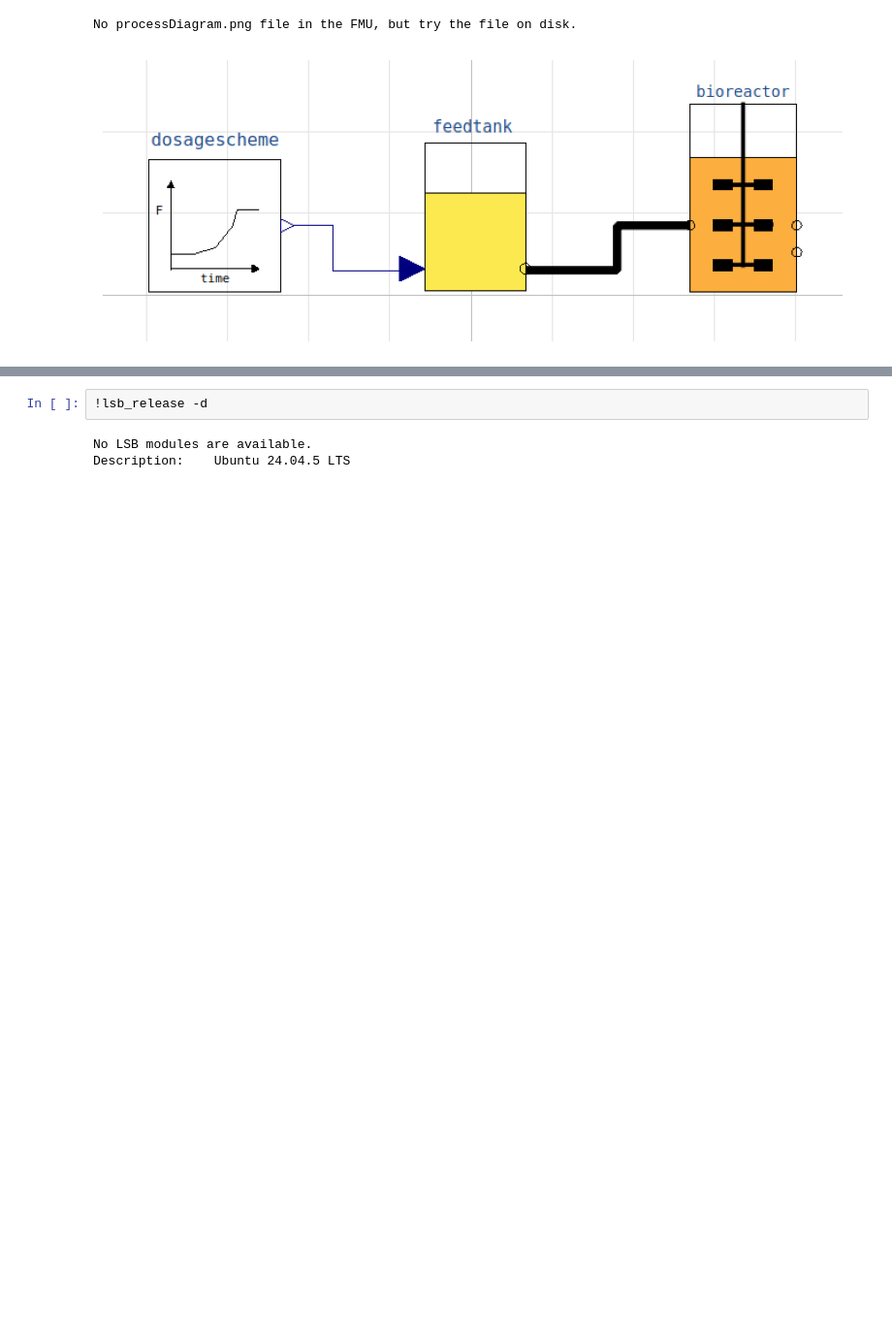
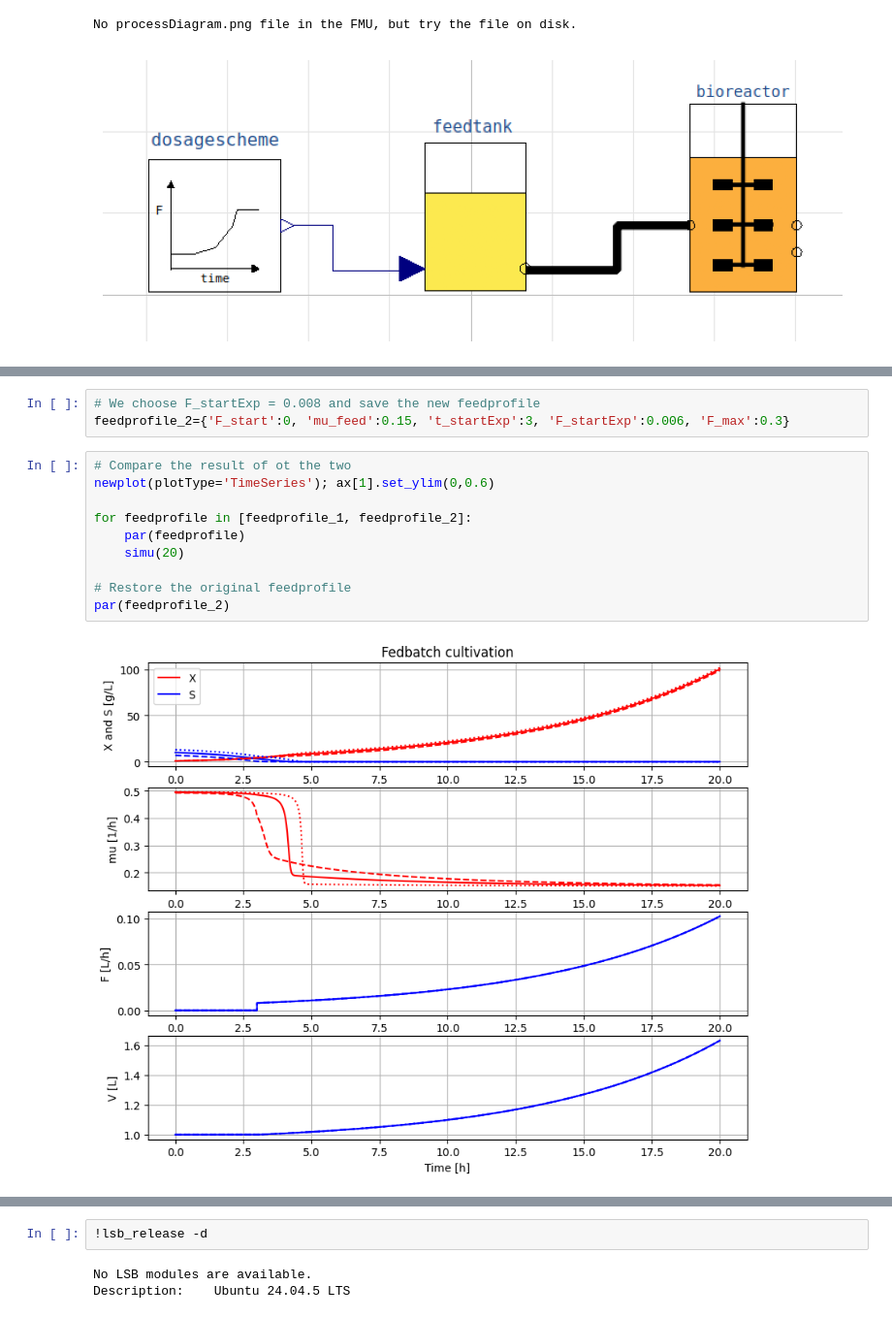
Before and after one commit to janpeter19/BPL_TEST2_Fedbatch, a Jupyter notebook: BPL_TEST2_Fedbatch_oms_colab.ipynb, the cells around one changed output, grey strips where cells are left out. Shown at 97% size. Drawn from its saved outputs; the diff is of its cells as text; blank space fills up the shorter version.

```diff
--- a/BPL_TEST2_Fedbatch_oms_colab.ipynb
+++ b/BPL_TEST2_Fedbatch_oms_colab.ipynb
@@ -163,3 +172,18 @@ init(VS_start=10)
+# %%
+# We choose F_startExp = 0.008 and save the new feedprofile
+feedprofile_2={'F_start':0, 'mu_feed':0.15, 't_startExp':3, 'F_startExp':0.006, 'F_max':0.3}
+# %%
+# Compare the result of ot the two
+newplot(plotType='TimeSeries'); ax[1].set_ylim(0,0.6)
+
+for feedprofile in [feedprofile_1, feedprofile_2]:
+    par(feedprofile)
+    simu(20)
+
+# Restore the original feedprofile
+par(feedprofile_2)
+# %% [output]
+[figure, added]
 # %%
 system_info()
 # %% [output]
```
Also changed, not shown: parts of 9 cells of this notebook.
